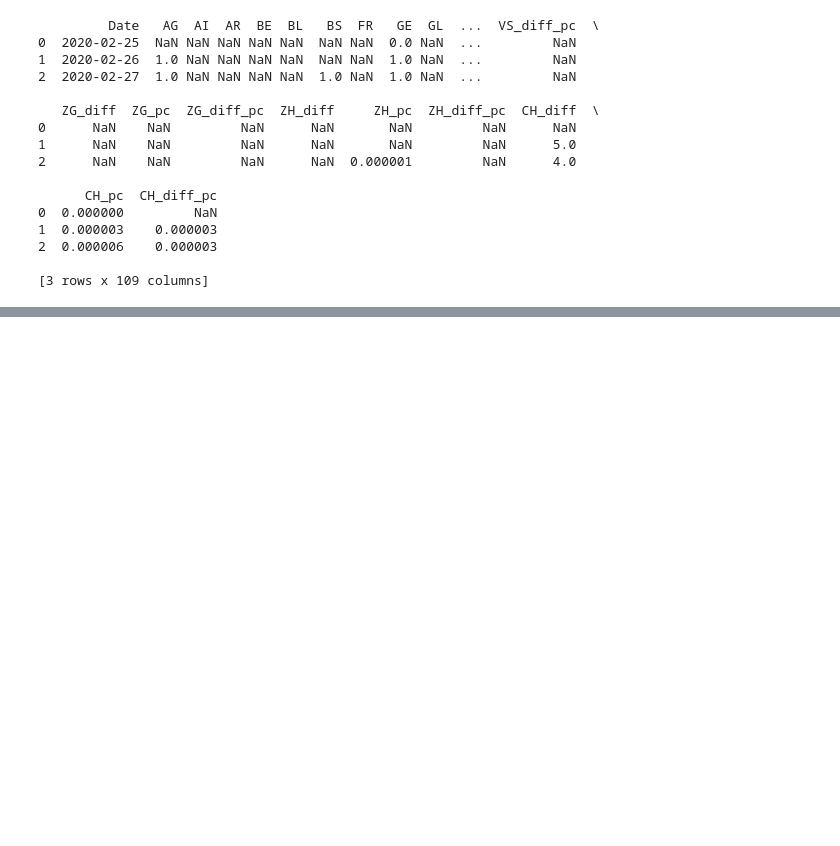
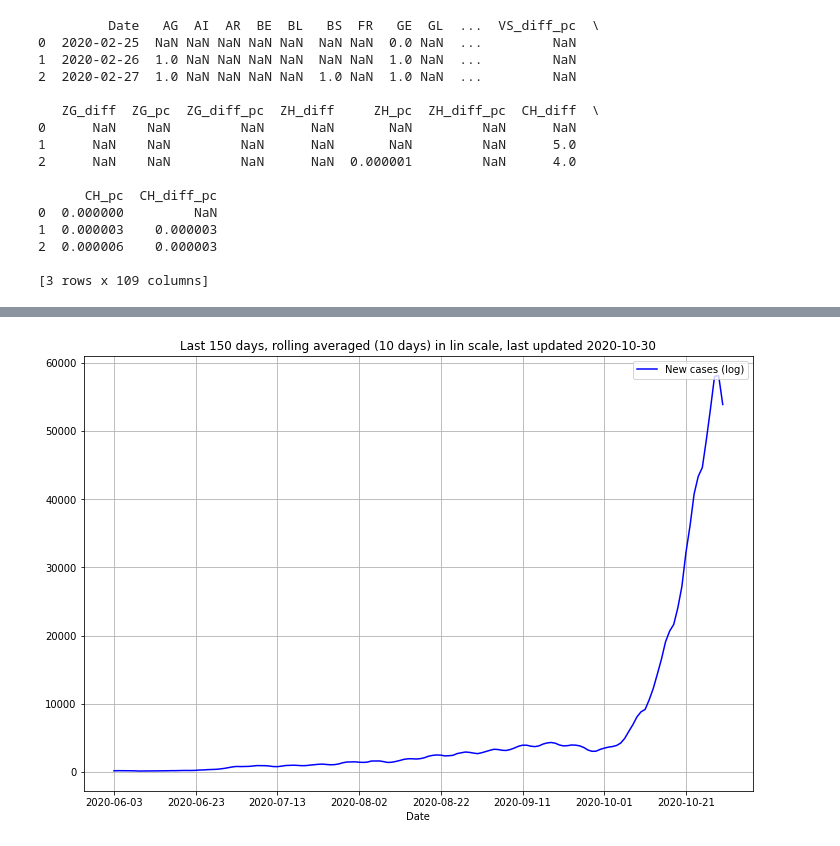
Before and after one commit to RenardDesNeiges/covid_notebooks, a Jupyter notebook: Total covid cases.ipynb, the cells around one changed output, grey strips where cells are left out. Cells and saved outputs as stored; diff of their text form; code cells hidden in the pictures; blank space fills up the shorter version.

```diff
--- a/Total covid cases.ipynb
+++ b/Total covid cases.ipynb
@@ -216,0 +219,27 @@ fig = ax1.get_figure()
+# %%
+from scipy import optimize
+
+size_tail = 150
+avg = 10
+logT = False
+
+lgstr = "lin"
+if logT:
+    lgstr = "log"
+
+x = pd.DataFrame(covid_19_cases,columns=["Date"])
+y = pd.DataFrame(covid_19_cases,columns=["CH"]).diff().rolling(avg).sum()
+newcases = pd.concat([x,y],axis = 1).tail(size_tail)
+
+
+pTitle = "Last "+str(size_tail)+" days, rolling averaged ("+str(avg)+" days) in "+lgstr+" scale, last updated "+str(today)
+
+ax1 = newcases.set_index('Date').plot(title = pTitle,color="blue",kind="line",grid=True, label='New deaths',figsize=(12,8),logy=logT)
+
+ax1.legend(["New cases (log)"],loc=1)
+
+plt.show()
+fig = ax1.get_figure()
+fig.savefig('fit.jpg')
+# %% [output]
+[figure, added]
```
Also changed, not shown: parts of 12 cells of this notebook, 9 other files.
